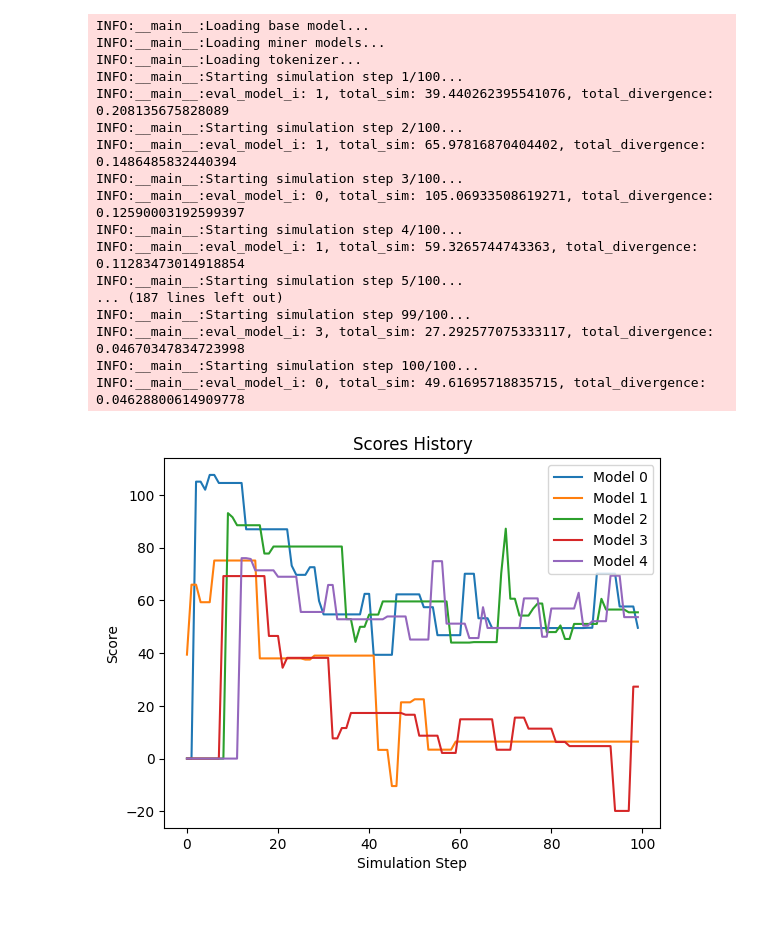
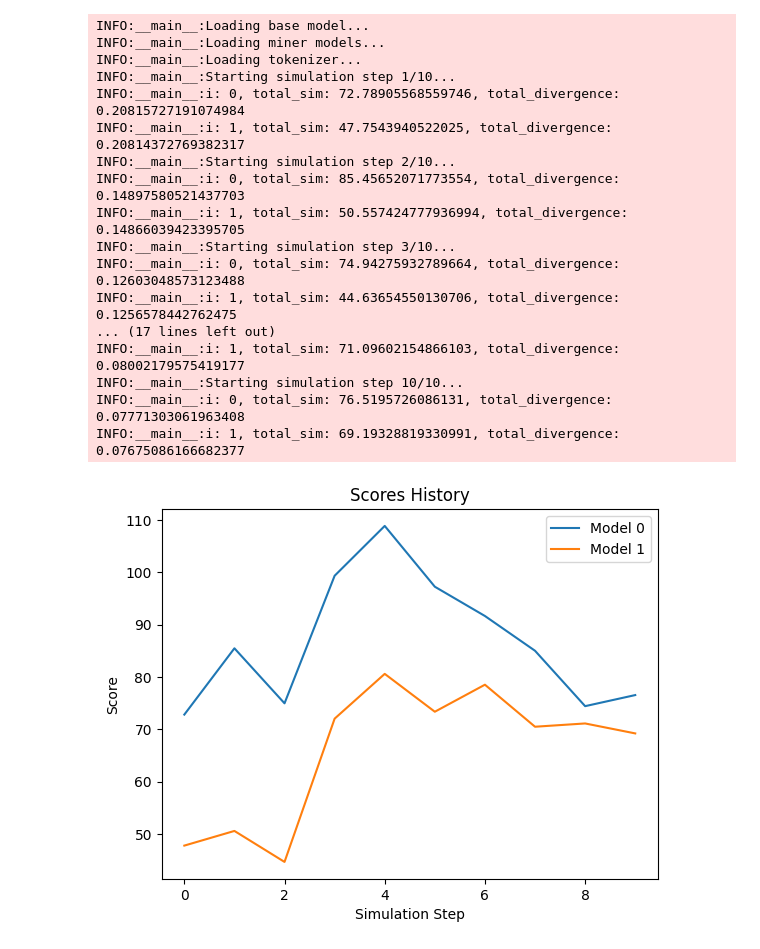
Before and after one commit to unconst/boltzmann, a Jupyter notebook: val.ipynb, the cells around one changed output. Cells and saved outputs as stored; diff of their text form; code cells hidden in the pictures; blank space fills up the shorter version.

```diff
--- a/val.ipynb
+++ b/val.ipynb
@@ -225,12 +226,10 @@ async def main(n_steps:int = 2 , n_models: int = 2, device: str = 'cuda:4', comp
 
     # Run the simulation for multiple steps
     history = []
-    scores = [ 0 for i in range(n_models) ]
     for step in range(n_steps):
         logger.info(f"Starting simulation step {step+1}/{n_steps}...")
-        uid, score = await run_sim(base_model, miner_models, optimizers, tokenizer, compression)
-        scores[uid] = score
-        history.append( copy.deepcopy( scores) )
+        sims, divs = await run_sim(base_model, miner_models, optimizers, tokenizer, compression)
+        history.append( sims )
 
     # Plot the history with a line for each index
     import matplotlib.pyplot as plt
@@ -243,23 +242,23 @@ async def main(n_steps:int = 2 , n_models: int = 2, device: str = 'cuda:4', comp
     plt.legend()
     plt.show()
 # %%
-await main( n_steps = 100, n_models = 5, device = 'cuda:4', compression = 300, pretrained = True)
+await main( n_steps = 10, n_models = 2, device = 'cuda:4', compression = 300, pretrained = True)
 # %% [output]
 INFO:__main__:Loading base model...
 INFO:__main__:Loading miner models...
 INFO:__main__:Loading tokenizer...
-INFO:__main__:Starting simulation step 1/100...
-INFO:__main__:eval_model_i: 1, total_sim: 39.440262395541076, total_divergence: 0.208135675828089
-INFO:__main__:Starting simulation step 2/100...
-INFO:__main__:eval_model_i: 1, total_sim: 65.97816870404402, total_divergence: 0.1486485832440394
-INFO:__main__:Starting simulation step 3/100...
-INFO:__main__:eval_model_i: 0, total_sim: 105.06933508619271, total_divergence: 0.12590003192599397
-INFO:__main__:Starting simulation step 4/100...
-INFO:__main__:eval_model_i: 1, total_sim: 59.3265744743363, total_divergence: 0.11283473014918854
-INFO:__main__:Starting simulation step 5/100...
-... (187 lines left out)
-INFO:__main__:Starting simulation step 99/100...
-INFO:__main__:eval_model_i: 3, total_sim: 27.292577075333117, total_divergence: 0.04670347834723998
-INFO:__main__:Starting simulation step 100/100...
-INFO:__main__:eval_model_i: 0, total_sim: 49.61695718835715, total_divergence: 0.04628800614909778
+INFO:__main__:Starting simulation step 1/10...
+INFO:__main__:i: 0, total_sim: 72.78905568559746, total_divergence: 0.20815727191074984
+INFO:__main__:i: 1, total_sim: 47.7543940522025, total_divergence: 0.20814372769382317
+INFO:__main__:Starting simulation step 2/10...
+INFO:__main__:i: 0, total_sim: 85.45652071773554, total_divergence: 0.14897580521437703
+INFO:__main__:i: 1, total_sim: 50.557424777936994, total_divergence: 0.14866039423395705
+INFO:__main__:Starting simulation step 3/10...
+INFO:__main__:i: 0, total_sim: 74.94275932789664, total_divergence: 0.12603048573123488
+INFO:__main__:i: 1, total_sim: 44.63654550130706, total_divergence: 0.1256578442762475
+... (17 lines left out)
+INFO:__main__:i: 1, total_sim: 71.09602154866103, total_divergence: 0.08002179575419177
+INFO:__main__:Starting simulation step 10/10...
+INFO:__main__:i: 0, total_sim: 76.5195726086131, total_divergence: 0.07771303061963408
+INFO:__main__:i: 1, total_sim: 69.19328819330991, total_divergence: 0.07675086166682377
-[figure, old version]
+[figure, new version]
```
Also changed, not shown: parts of 1 cell of this notebook, 4 other files.
